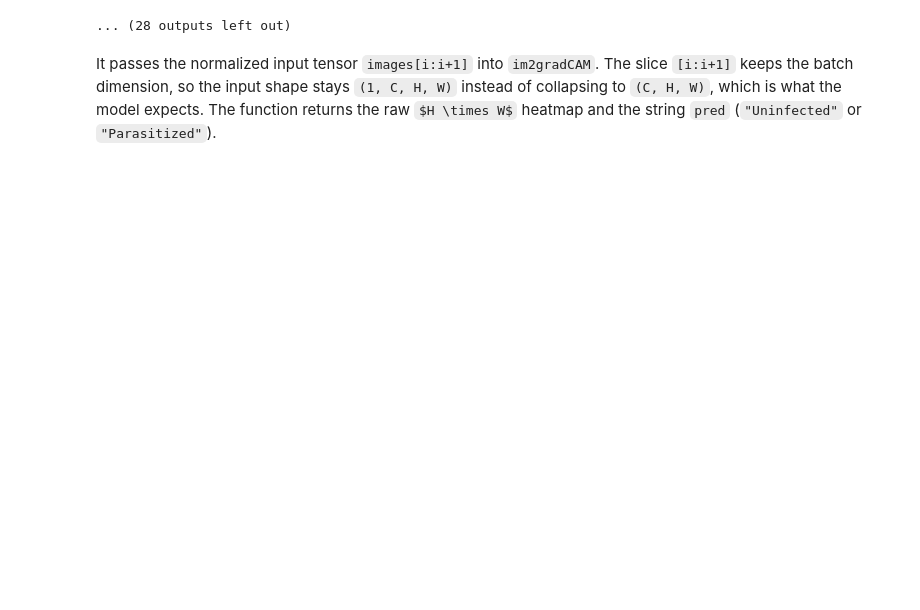
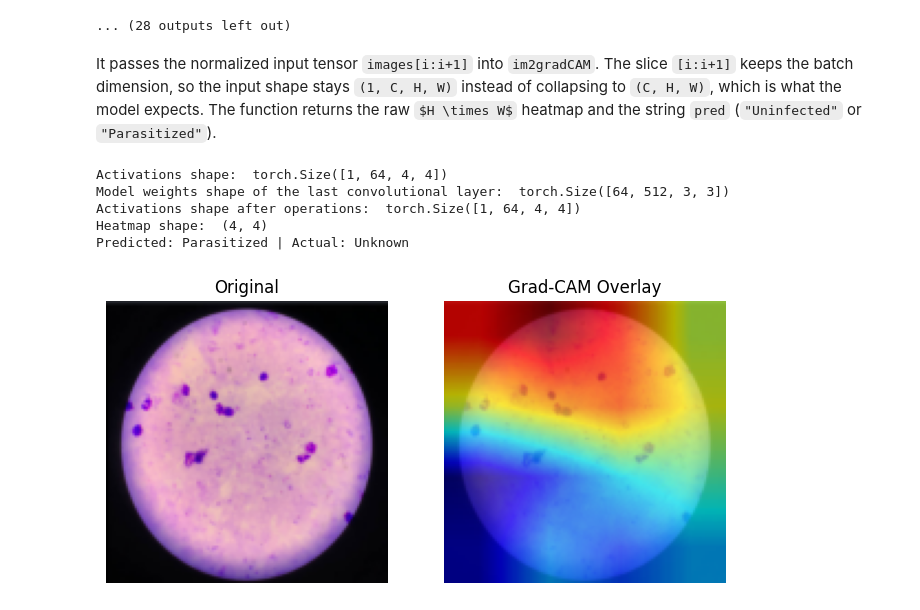
Before and after one commit to Krishanu2206/Malaria-Cell-Images-GRAD-CAM, a Jupyter notebook: notebook.ipynb, the cells around one changed output. Cells and saved outputs as stored; diff of their text form; code cells hidden in the pictures; blank space fills up the shorter version.

```diff
--- a/notebook.ipynb
+++ b/notebook.ipynb
@@ -587,0 +683,9 @@ The function returns the raw `$H \times W$` heatmap and the string `pred` (`"Uni
+# %%
+predict_and_show_cam(image_path="./test_image.png")
+# %% [output]
+Activations shape:  torch.Size([1, 64, 4, 4])
+Model weights shape of the last convolutional layer:  torch.Size([64, 512, 3, 3])
+Activations shape after operations:  torch.Size([1, 64, 4, 4])
+Heatmap shape:  (4, 4)
+Predicted: Parasitized | Actual: Unknown
+[figure, added]
```
Also changed, not shown: parts of 9 cells of this notebook, 5 other files.
